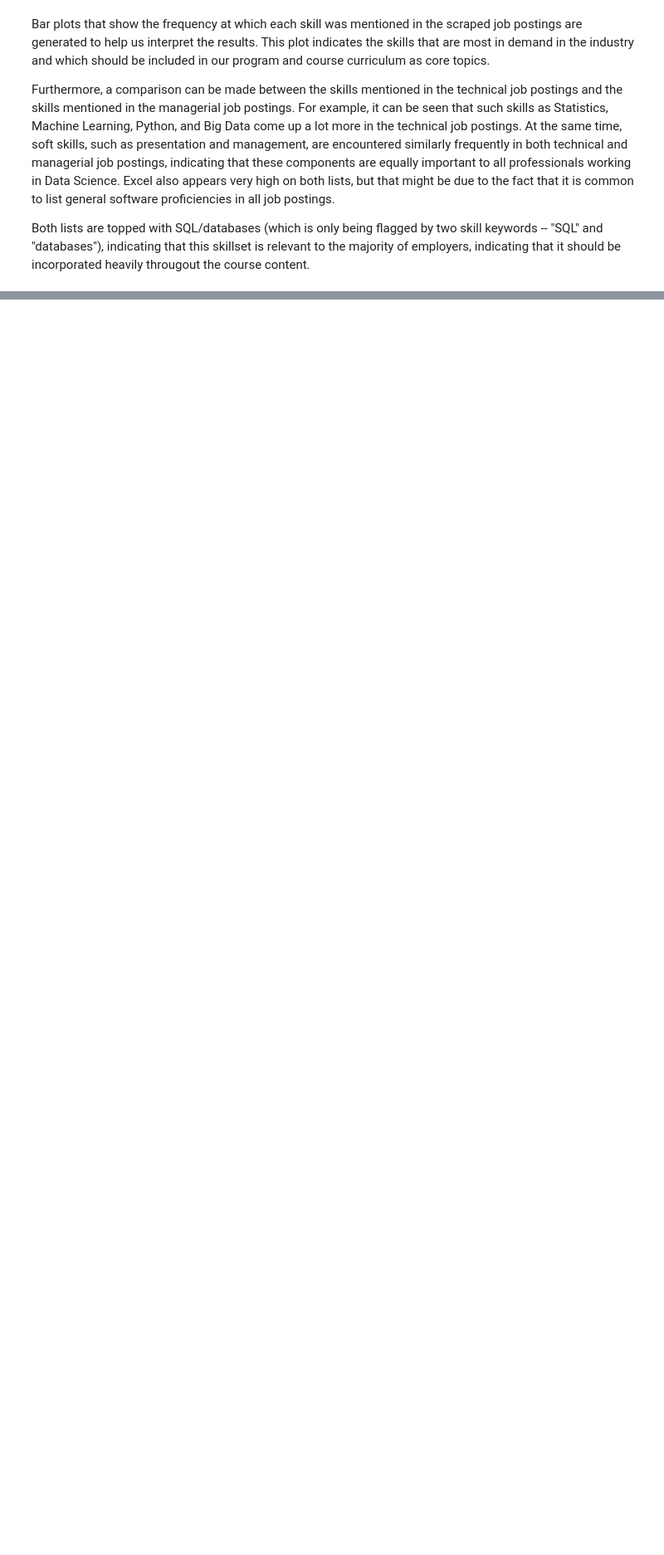
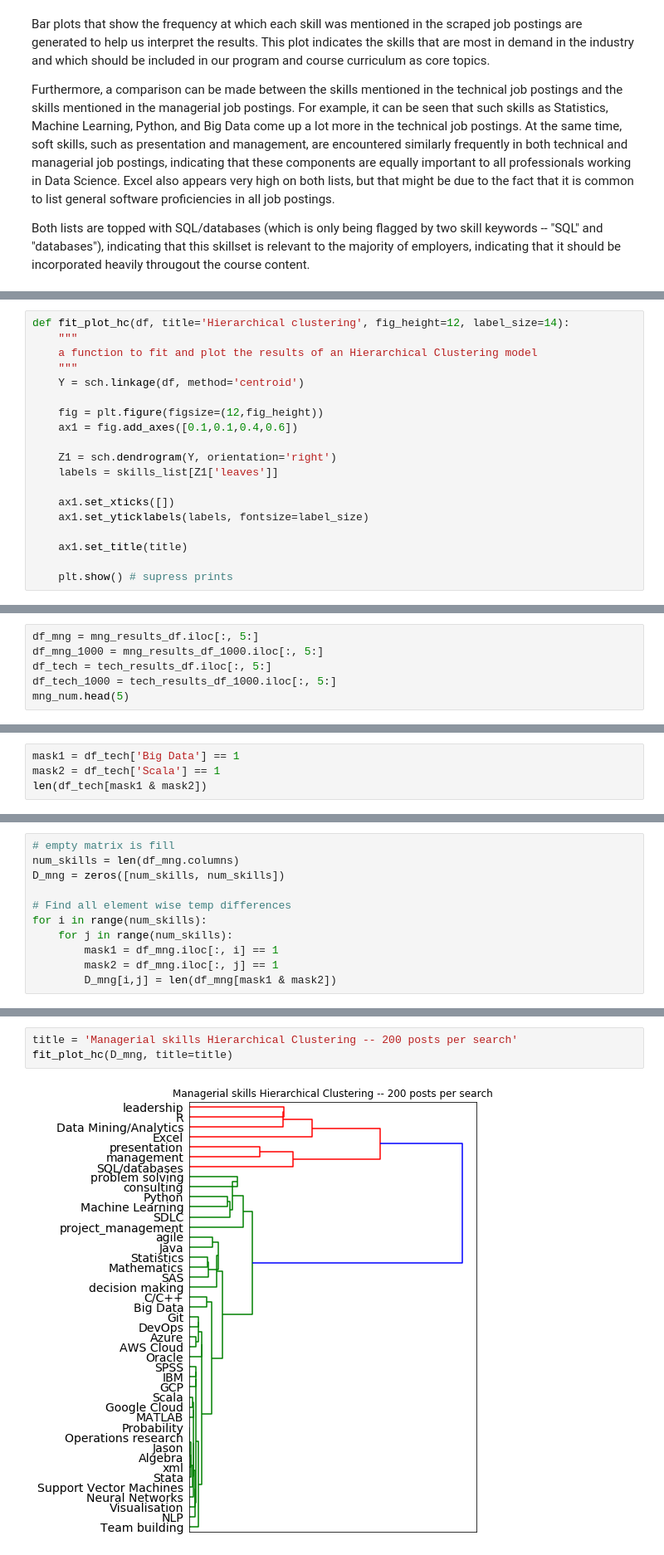
Before and after one commit to stepan-o/data-science-program-design, a Jupyter notebook: final_jupyter_notebook.ipynb, the cells around one changed output, grey strips where cells are left out. Shown at 83% size. Drawn from its saved outputs; the diff is of its cells as text; blank space fills up the shorter version.

Commit message:
finished Hierarchical clustering of scraped indeed.ca data, including the 1000 sample

```diff
--- a/final_jupyter_notebook.ipynb
+++ b/final_jupyter_notebook.ipynb
@@ -762,0 +770,19 @@ We use this information to design the curriculum of each course by teaching the
+# %%
+def fit_plot_hc(df, title='Hierarchical clustering', fig_height=12, label_size=14):
+    """
+    a function to fit and plot the results of an Hierarchical Clustering model
+    """
+    Y = sch.linkage(df, method='centroid')
+
+    fig = plt.figure(figsize=(12,fig_height))
+    ax1 = fig.add_axes([0.1,0.1,0.4,0.6])
+
+    Z1 = sch.dendrogram(Y, orientation='right')
+    labels = skills_list[Z1['leaves']]
+
+    ax1.set_xticks([])
+    ax1.set_yticklabels(labels, fontsize=label_size)
+
+    ax1.set_title(title)
+
+    plt.show() # supress prints
@@ -762,0 +791,6 @@ We use this information to design the curriculum of each course by teaching the
+# %%
+df_mng = mng_results_df.iloc[:, 5:]
+df_mng_1000 = mng_results_df_1000.iloc[:, 5:]
+df_tech = tech_results_df.iloc[:, 5:]
+df_tech_1000 = tech_results_df_1000.iloc[:, 5:]
+mng_num.head(5)
@@ -762,0 +826,4 @@ We use this information to design the curriculum of each course by teaching the
+# %%
+mask1 = df_tech['Big Data'] == 1
+mask2 = df_tech['Scala'] == 1
+len(df_tech[mask1 & mask2])
@@ -762,0 +836,11 @@ We use this information to design the curriculum of each course by teaching the
+# %%
+# empty matrix is fill
+num_skills = len(df_mng.columns)
+D_mng = zeros([num_skills, num_skills])
+
+# Find all element wise temp differences
+for i in range(num_skills):
+    for j in range(num_skills):
+        mask1 = df_mng.iloc[:, i] == 1
+        mask2 = df_mng.iloc[:, j] == 1
+        D_mng[i,j] = len(df_mng[mask1 & mask2])
@@ -762,0 +889,5 @@ We use this information to design the curriculum of each course by teaching the
+# %%
+title = 'Managerial skills Hierarchical Clustering -- 200 posts per search'
+fit_plot_hc(D_mng, title=title)
+# %% [output]
+[figure, added]
```
Also changed, not shown: parts of 27 cells of this notebook.
